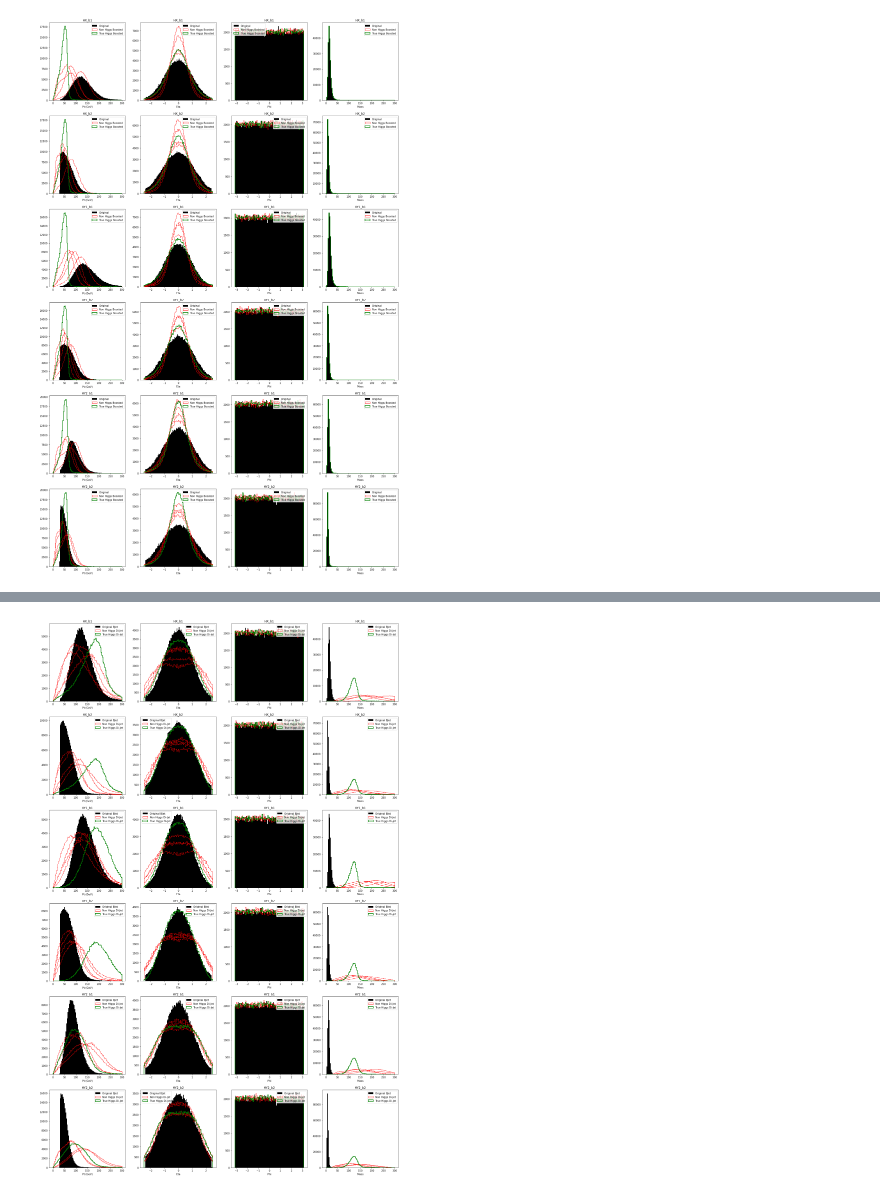
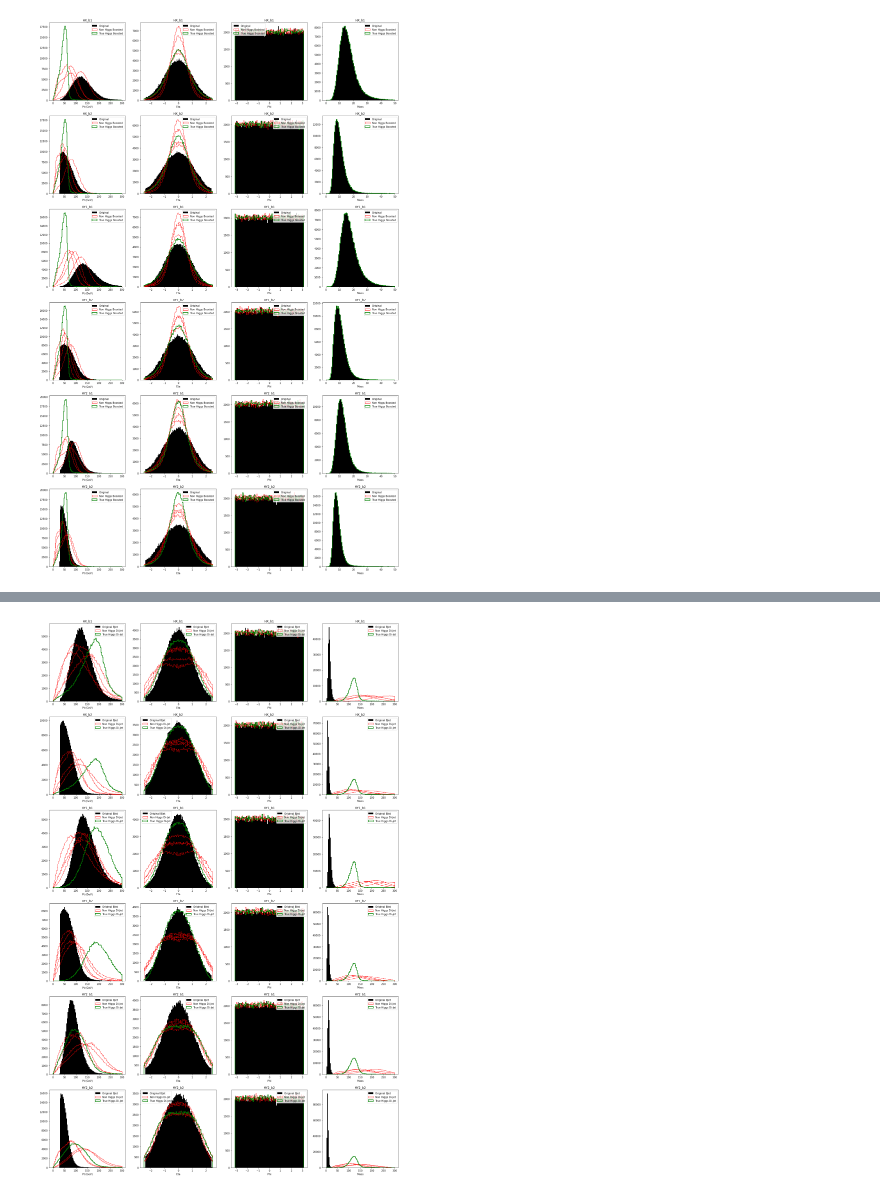
Before and after one commit to ekoenig4/analysis, a Jupyter notebook: plotter/interactive_plotter.ipynb, the cells around one changed output, grey strips where cells are left out. Cells and saved outputs as stored; diff of their text form; code cells hidden in the pictures.

```diff
--- a/plotter/interactive_plotter.ipynb
+++ b/plotter/interactive_plotter.ipynb
@@ -44,10 +45,11 @@ def bjet_boost_comparison(ax,bjet,indexlist,variable,title=None,xlabel=None,bins
     ax.legend()
 # %%
 fig, axs = plt.subplots(nrows=6, ncols=4, figsize=(25,40))
+varmap["m"]["bins"] = np.linspace(0,50,100)
 
 for i,(bjet,indexlist) in enumerate(indexmap.items()):
     for j,(var,info) in enumerate(varmap.items()):
         bjet_boost_comparison(axs[i][j],bjet,indexlist,var,title=bjet,**info)
 # %% [output]
-[figure, old version]
+[figure, new version]
 # %%
```
Also changed, not shown: parts of 9 cells of this notebook, 2 other files.
